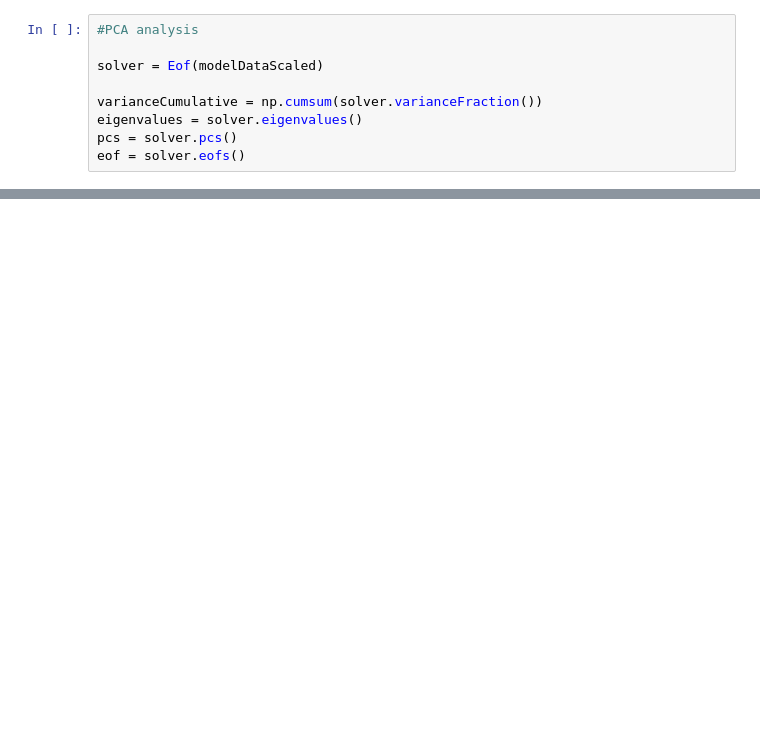
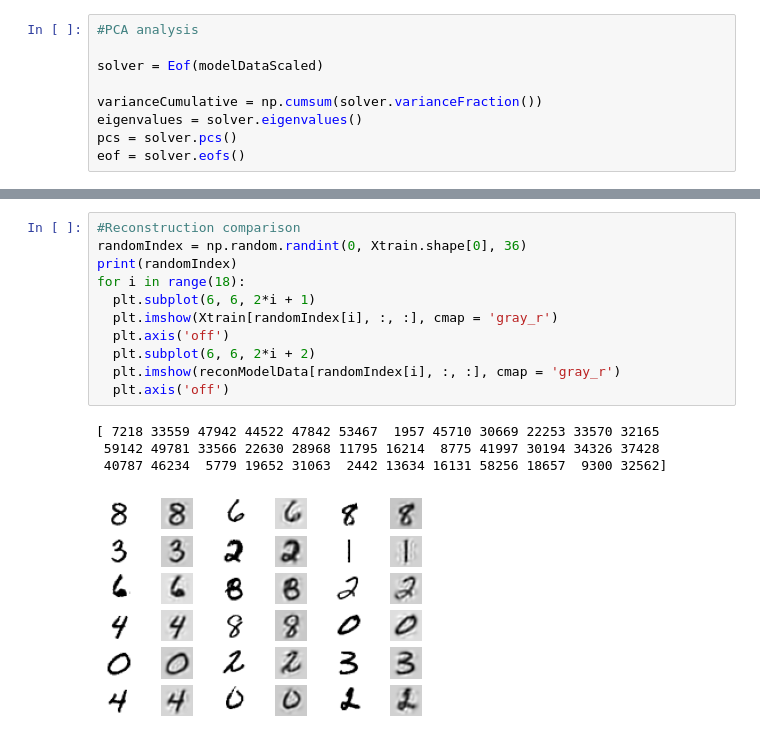
Before and after one commit to DL-WG/ROMS-tutorial, a Jupyter notebook: MNIST_PCA.ipynb, the cells around one changed output, grey strips where cells are left out. Drawn from its saved outputs; the diff is of its cells as text; blank space fills up the shorter version.

```diff
--- a/MNIST_PCA.ipynb
+++ b/MNIST_PCA.ipynb
@@ -61,0 +78,16 @@ plt.axhline(targetVariance, color='r')
+# %%
+#Reconstruction comparison
+randomIndex = np.random.randint(0, Xtrain.shape[0], 36)
+print(randomIndex)
+for i in range(18):
+  plt.subplot(6, 6, 2*i + 1)
+  plt.imshow(Xtrain[randomIndex[i], :, :], cmap = 'gray_r')
+  plt.axis('off')
+  plt.subplot(6, 6, 2*i + 2)
+  plt.imshow(reconModelData[randomIndex[i], :, :], cmap = 'gray_r')
+  plt.axis('off')
+# %% [output]
+[ 7218 33559 47942 44522 47842 53467  1957 45710 30669 22253 33570 32165
+ 59142 49781 33566 22630 28968 11795 16214  8775 41997 30194 34326 37428
+ 40787 46234  5779 19652 31063  2442 13634 16131 58256 18657  9300 32562]
+[figure, added]
```
Also changed, not shown: parts of 8 cells of this notebook.
